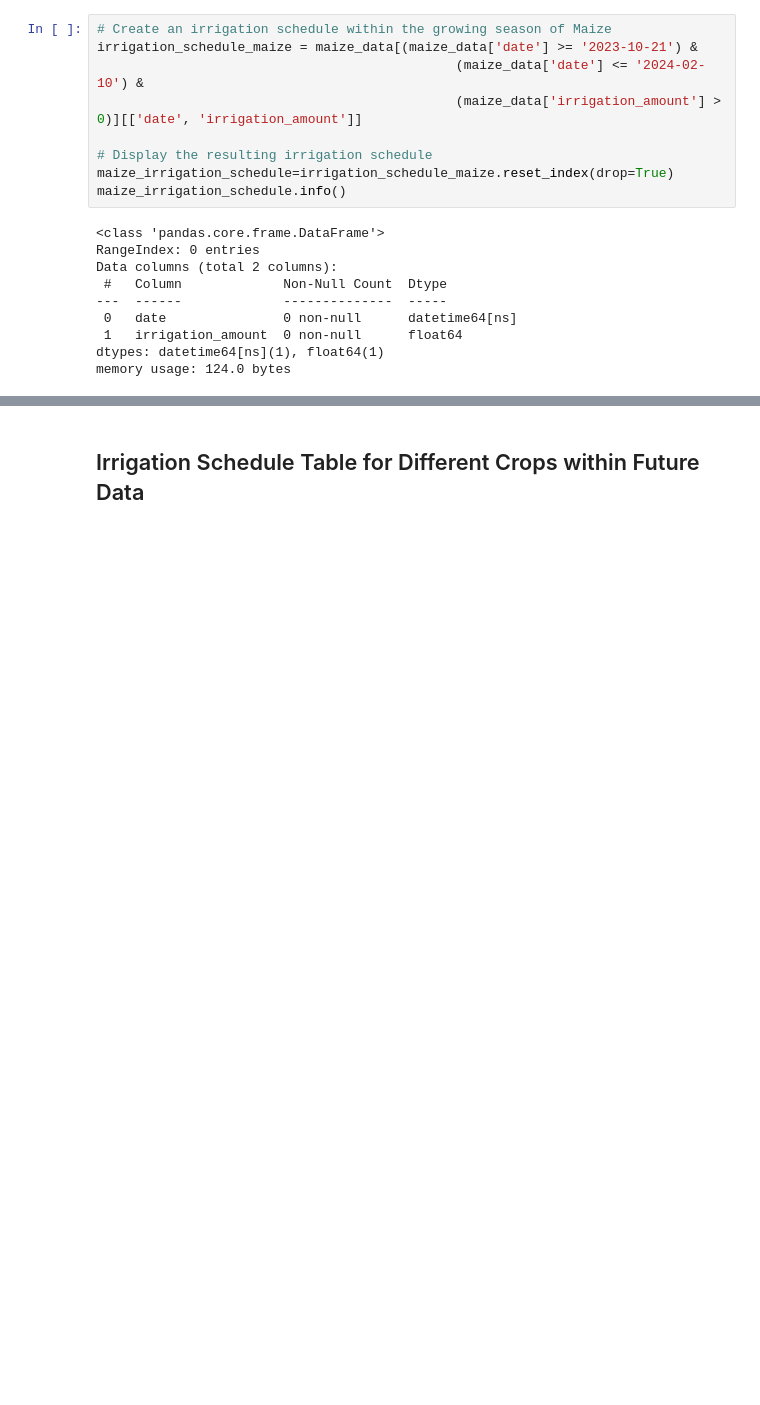
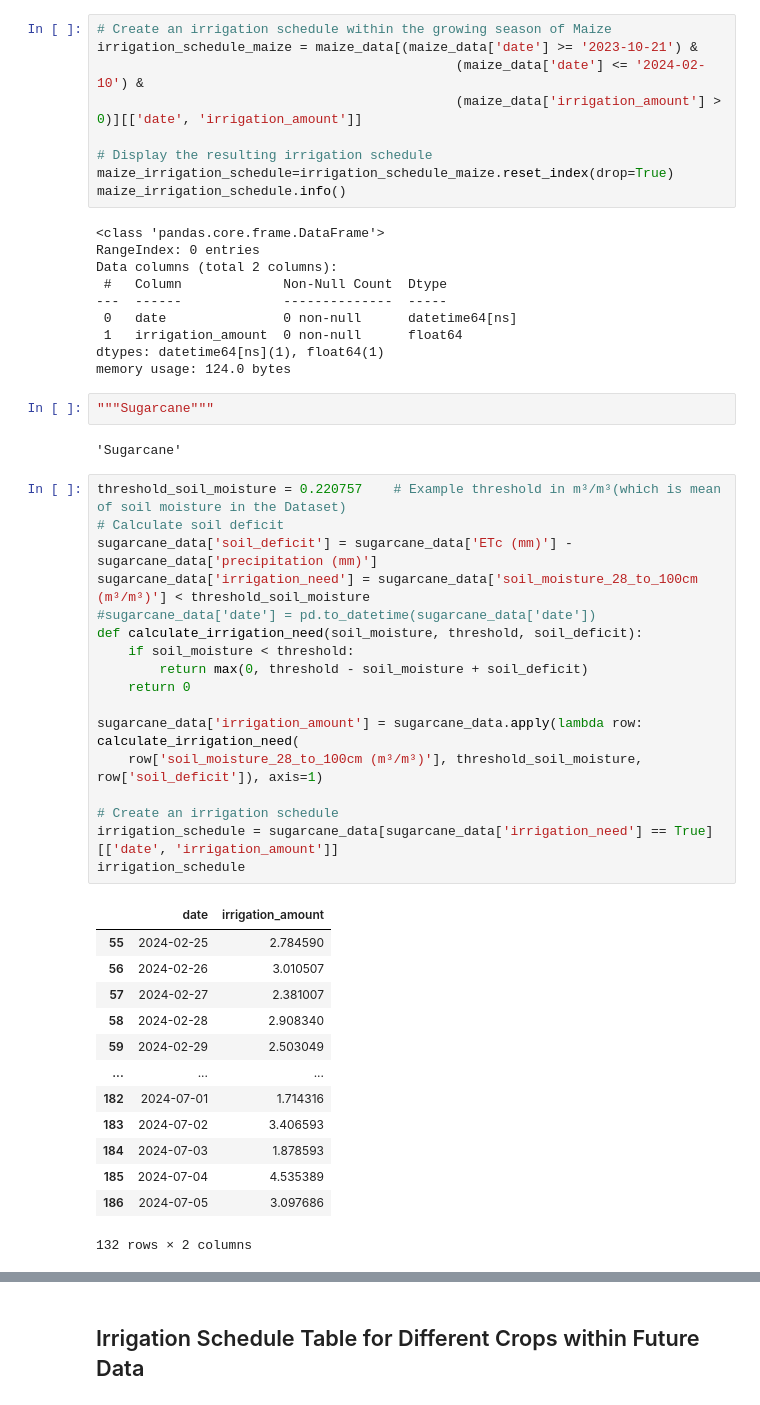
Before and after one commit to Godwin-Oti/Smart-Irrigation-System, a Jupyter notebook: Punjab_India/PUNJAB_2.ipynb, the cells around one changed output, grey strips where cells are left out. Cells and saved outputs as stored; diff of their text form; blank space fills up the shorter version.

```diff
--- a/Punjab_India/PUNJAB_2.ipynb
+++ b/Punjab_India/PUNJAB_2.ipynb
@@ -1290,3 +1340,38 @@ Data columns (total 2 columns):
  1   irrigation_amount  0 non-null      float64
 dtypes: datetime64[ns](1), float64(1)
 memory usage: 124.0 bytes
+# %%
+"""Sugarcane"""
+# %% [output]
+'Sugarcane'
+# %%
+threshold_soil_moisture = 0.220757	  # Example threshold in m³/m³(which is mean of soil moisture in the Dataset)
+# Calculate soil deficit
+sugarcane_data['soil_deficit'] = sugarcane_data['ETc (mm)'] - sugarcane_data['precipitation (mm)']
+sugarcane_data['irrigation_need'] = sugarcane_data['soil_moisture_28_to_100cm (m³/m³)'] < threshold_soil_moisture
+#sugarcane_data['date'] = pd.to_datetime(sugarcane_data['date'])
+def calculate_irrigation_need(soil_moisture, threshold, soil_deficit):
+    if soil_moisture < threshold:
+        return max(0, threshold - soil_moisture + soil_deficit)
+    return 0
+
+sugarcane_data['irrigation_amount'] = sugarcane_data.apply(lambda row: calculate_irrigation_need(
+    row['soil_moisture_28_to_100cm (m³/m³)'], threshold_soil_moisture, row['soil_deficit']), axis=1)
+
+# Create an irrigation schedule
+irrigation_schedule = sugarcane_data[sugarcane_data['irrigation_need'] == True][['date', 'irrigation_amount']]
+irrigation_schedule
+# %% [output]
+|  | date | irrigation_amount |
+| 55 | 2024-02-25 | 2.784590 |
+| 56 | 2024-02-26 | 3.010507 |
+| 57 | 2024-02-27 | 2.381007 |
+| 58 | 2024-02-28 | 2.908340 |
+| 59 | 2024-02-29 | 2.503049 |
+| ... | ... | ... |
+| 182 | 2024-07-01 | 1.714316 |
+| 183 | 2024-07-02 | 3.406593 |
+| 184 | 2024-07-03 | 1.878593 |
+| 185 | 2024-07-04 | 4.535389 |
+| 186 | 2024-07-05 | 3.097686 |
+132 rows × 2 columns
```
Also changed, not shown: parts of 30 cells of this notebook, 13 other files.
